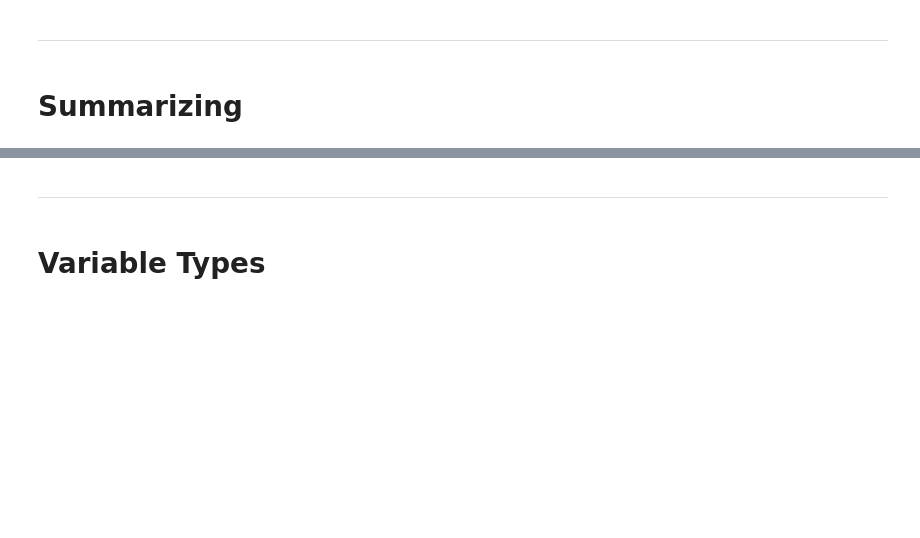
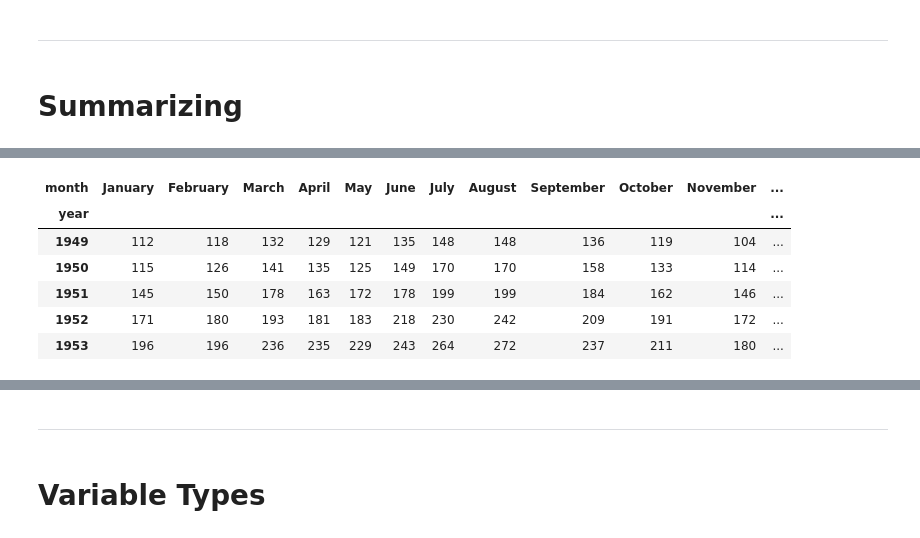
Before and after one commit to juliuskittler/templates, a Jupyter notebook: Visualisation/Pandas.ipynb, the cells around one changed output, grey strips where cells are left out. Saved outputs shown, nothing was run; the diff lists cells and outputs as text; code cells hidden in the pictures; blank space fills up the shorter version.

```diff
--- a/Visualisation/Pandas.ipynb
+++ b/Visualisation/Pandas.ipynb
@@ -377,0 +400,11 @@ df.groupby("cut").min().select_dtypes(include=['int', "float"]) # get min/max/me
+# %%
+df_piv = df.pivot(index="year", columns="month", values="passengers")
+df_piv.head()
+# %% [output]
+| month | January | February | March | April | May | June | July | August | September | October | November | ... |
+| year |  |  |  |  |  |  |  |  |  |  |  | ... |
+| 1949 | 112 | 118 | 132 | 129 | 121 | 135 | 148 | 148 | 136 | 119 | 104 | ... |
+| 1950 | 115 | 126 | 141 | 135 | 125 | 149 | 170 | 170 | 158 | 133 | 114 | ... |
+| 1951 | 145 | 150 | 178 | 163 | 172 | 178 | 199 | 199 | 184 | 162 | 146 | ... |
+| 1952 | 171 | 180 | 193 | 181 | 183 | 218 | 230 | 242 | 209 | 191 | 172 | ... |
+| 1953 | 196 | 196 | 236 | 235 | 229 | 243 | 264 | 272 | 237 | 211 | 180 | ... |
```
Also changed, not shown: parts of 8 cells of this notebook, 1 other file.
